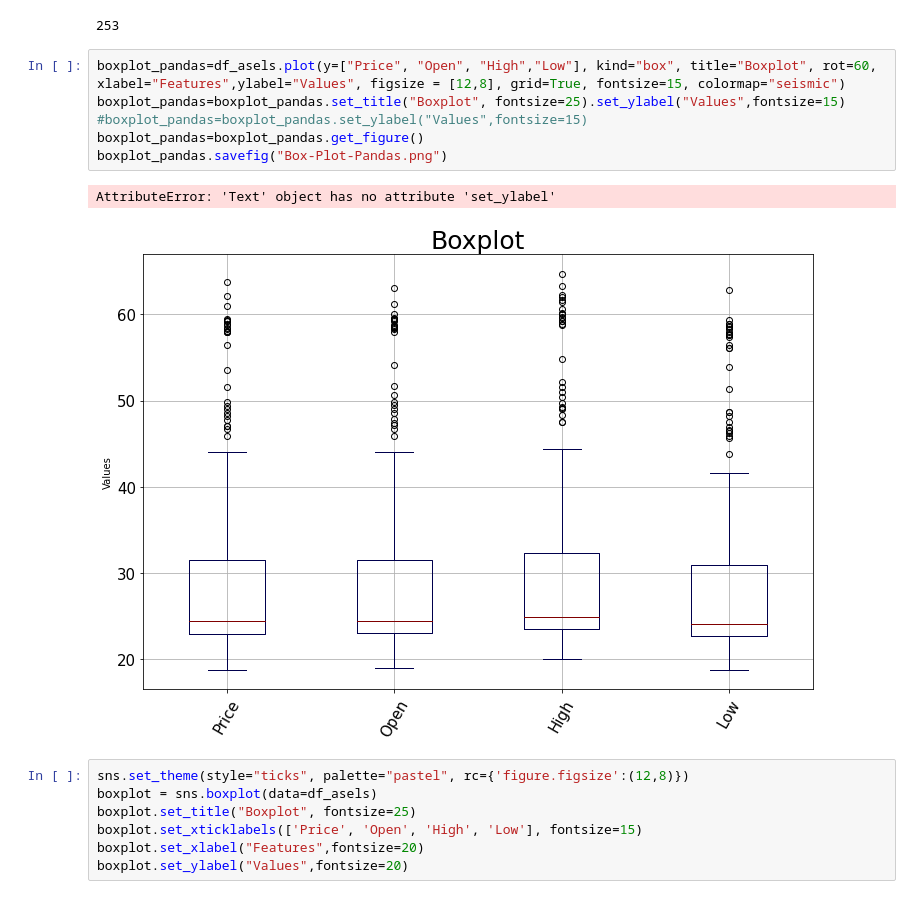
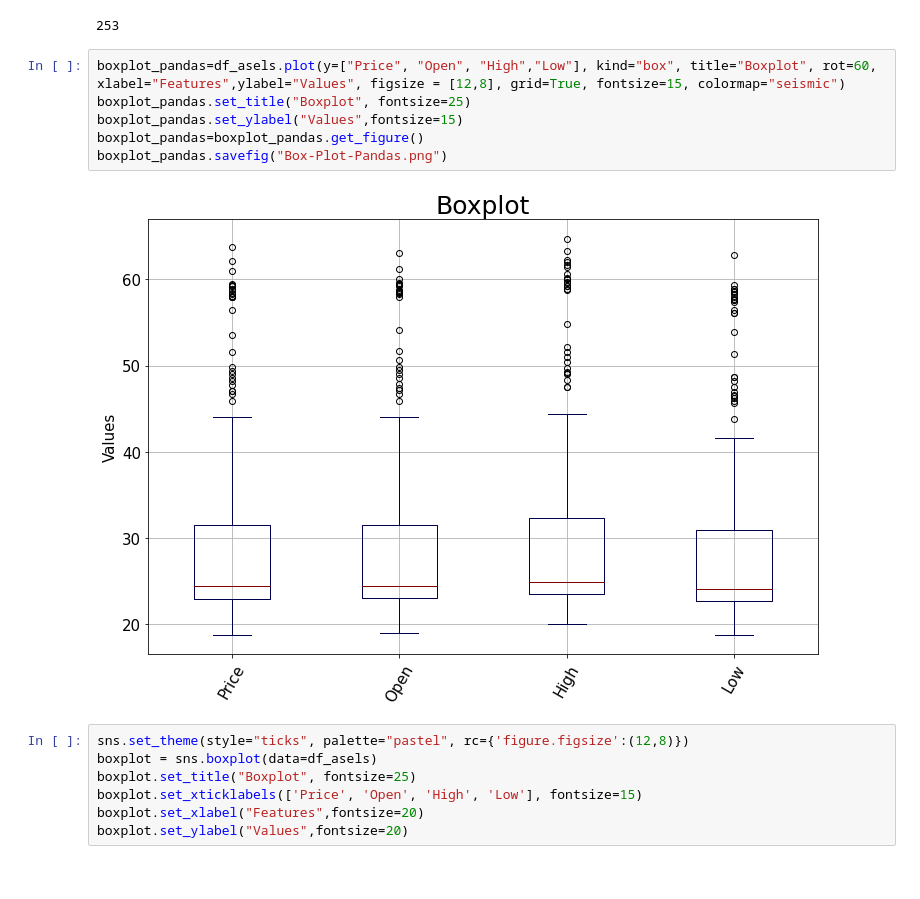
Before and after one commit to MAAykanat/Probabilistic-Approach-To-BIST30, a Jupyter notebook: ASELS_Analysis.ipynb, the cells around one changed output. Saved outputs shown, nothing was run; the diff lists cells and outputs as text.

```diff
--- a/ASELS_Analysis.ipynb
+++ b/ASELS_Analysis.ipynb
@@ -90,13 +90,12 @@ df_asels.shape[0]
 253
 # %%
 boxplot_pandas=df_asels.plot(y=["Price", "Open", "High","Low"], kind="box", title="Boxplot", rot=60, xlabel="Features",ylabel="Values", figsize = [12,8], grid=True, fontsize=15, colormap="seismic")
-boxplot_pandas=boxplot_pandas.set_title("Boxplot", fontsize=25).set_ylabel("Values",fontsize=15)
-#boxplot_pandas=boxplot_pandas.set_ylabel("Values",fontsize=15)
+boxplot_pandas.set_title("Boxplot", fontsize=25)
+boxplot_pandas.set_ylabel("Values",fontsize=15)
 boxplot_pandas=boxplot_pandas.get_figure()
 boxplot_pandas.savefig("Box-Plot-Pandas.png")
 # %% [output]
-AttributeError: 'Text' object has no attribute 'set_ylabel'
-[figure, old version]
+[figure, new version]
 # %%
 sns.set_theme(style="ticks", palette="pastel", rc={'figure.figsize':(12,8)})
 boxplot = sns.boxplot(data=df_asels)
```
Also changed, not shown: 1 other file.
